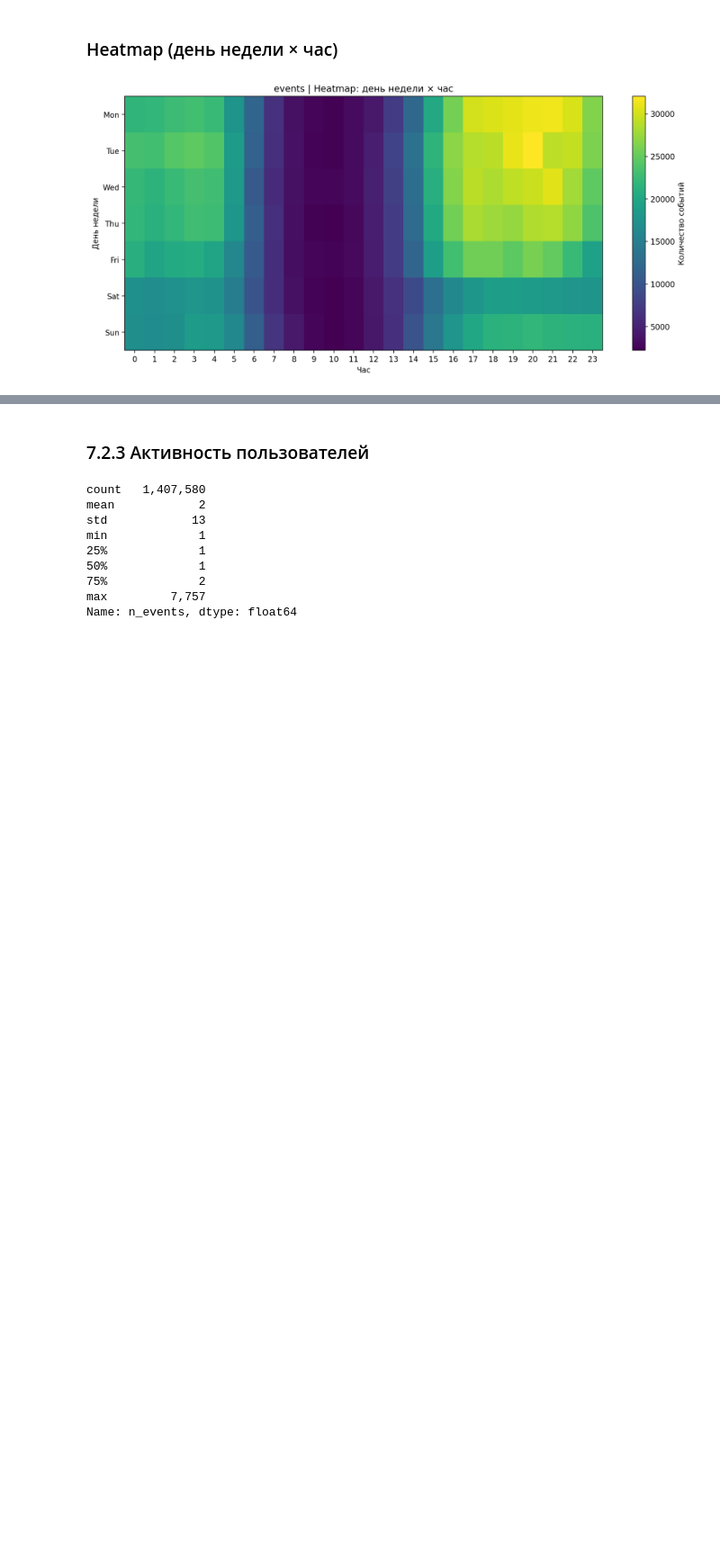
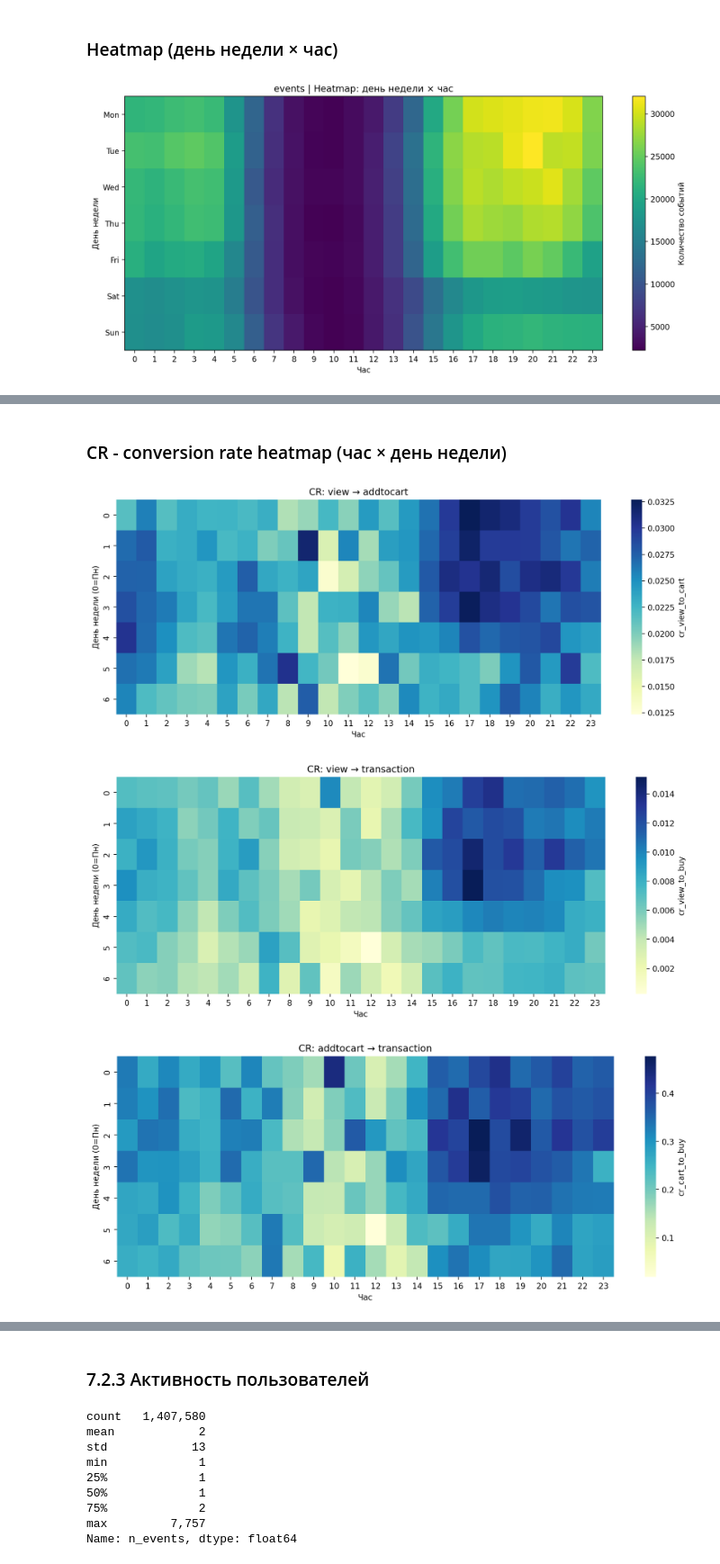
Before and after one commit to Manaam9/ecommerce-recsys, a Jupyter notebook: notebooks/01_eda.ipynb, the cells around one changed output, grey strips where cells are left out. Shown at 90% size. Saved outputs shown, nothing was run; the diff lists cells and outputs as text; code cells hidden in the pictures; blank space fills up the shorter version.

```diff
--- a/notebooks/01_eda.ipynb
+++ b/notebooks/01_eda.ipynb
@@ -1749,0 +1903,40 @@ plt.show()
+# %% [markdown]
+### CR - conversion rate heatmap (час × день недели)
+# %%
+# 1. Подготовка данных
+# агрегируем события
+pivot = events.groupby(["weekday", "hour", "event"]).size().reset_index(name="count")
+
+# разворачиваем
+pivot = pivot.pivot_table(
+    index=["weekday", "hour"], columns="event", values="count", fill_value=0
+).reset_index()
+# %%
+# 2. Считаем конверсии
+# защита от деления на 0
+pivot["view"] = pivot["view"].replace(0, np.nan)
+
+pivot["cr_view_to_cart"] = pivot["addtocart"] / pivot["view"]
+pivot["cr_view_to_buy"] = pivot["transaction"] / pivot["view"]
+pivot["cr_cart_to_buy"] = pivot["transaction"] / pivot["addtocart"].replace(0, np.nan)
+# %%
+# 3. Функция для heatmap
+def plot_cr_heatmap(df, value_col, title):
+    heatmap_data = df.pivot(index="weekday", columns="hour", values=value_col)
+
+    plt.figure(figsize=(14, 5))
+    sns.heatmap(heatmap_data, cmap="YlGnBu", annot=False, cbar_kws={"label": value_col})
+
+    plt.title(title)
+    plt.xlabel("Час")
+    plt.ylabel("День недели (0=Пн)")
+    plt.show()
+# %%
+# 4. Строим графики
+plot_cr_heatmap(pivot, "cr_view_to_cart", "CR: view → addtocart")
+plot_cr_heatmap(pivot, "cr_view_to_buy", "CR: view → transaction")
+plot_cr_heatmap(pivot, "cr_cart_to_buy", "CR: addtocart → transaction")
+# %% [output]
+[figure, added]
+[figure, added]
+[figure, added]
```
Also changed, not shown: parts of 11 cells of this notebook.
